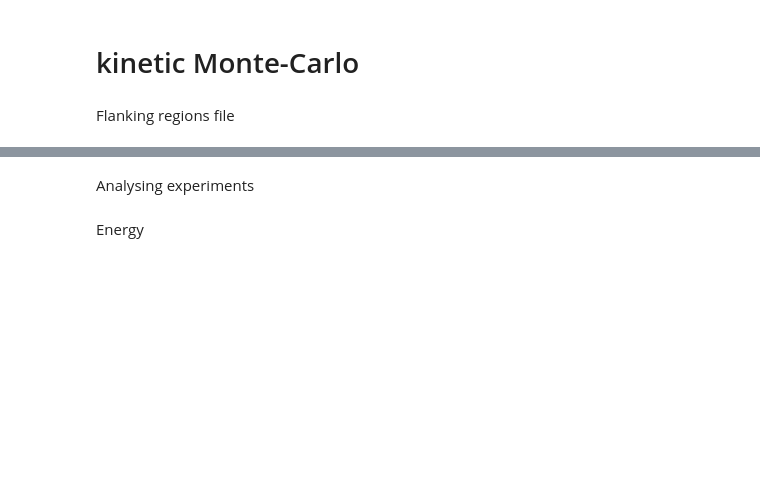
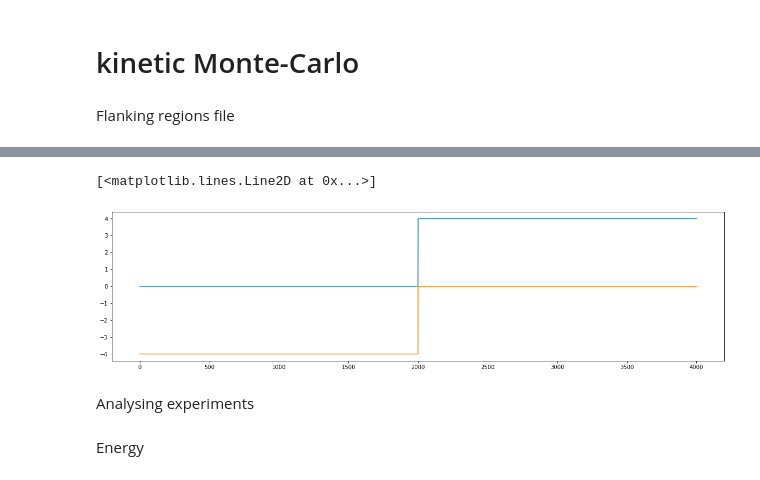
Before and after one commit to Alexwestbrook/mnhn-internship_DeepCNN_ChIP-seq, a Jupyter notebook: Sequence_design.ipynb, the cells around one changed output, grey strips where cells are left out. Drawn from its saved outputs; the diff is of its cells as text; code cells hidden in the pictures; blank space fills up the shorter version.

```diff
--- a/Sequence_design.ipynb
+++ b/Sequence_design.ipynb
@@ -57,3 +122,12 @@ Flanking regions file
+# %%
+target = np.array([0]*2000 + [4]*2000)
+fig, ax = plt.subplots(1, 1, figsize=(20, 5))
+ax.plot(target)
+ax.plot(-(4 - target))
+# np.savez('/home/alex/shared_folder/SCerevisiae/generated/targets/4kb_peakrevthenfor_val4.npz', forward=target, reverse=4-target)
+# %% [output]
+[<matplotlib.lines.Line2D at 0x...>]
+[figure, added]
 # %% [markdown]
 Analysing experiments
 # %%
```
Also changed, not shown: parts of 43 cells of this notebook, 1 other file.
